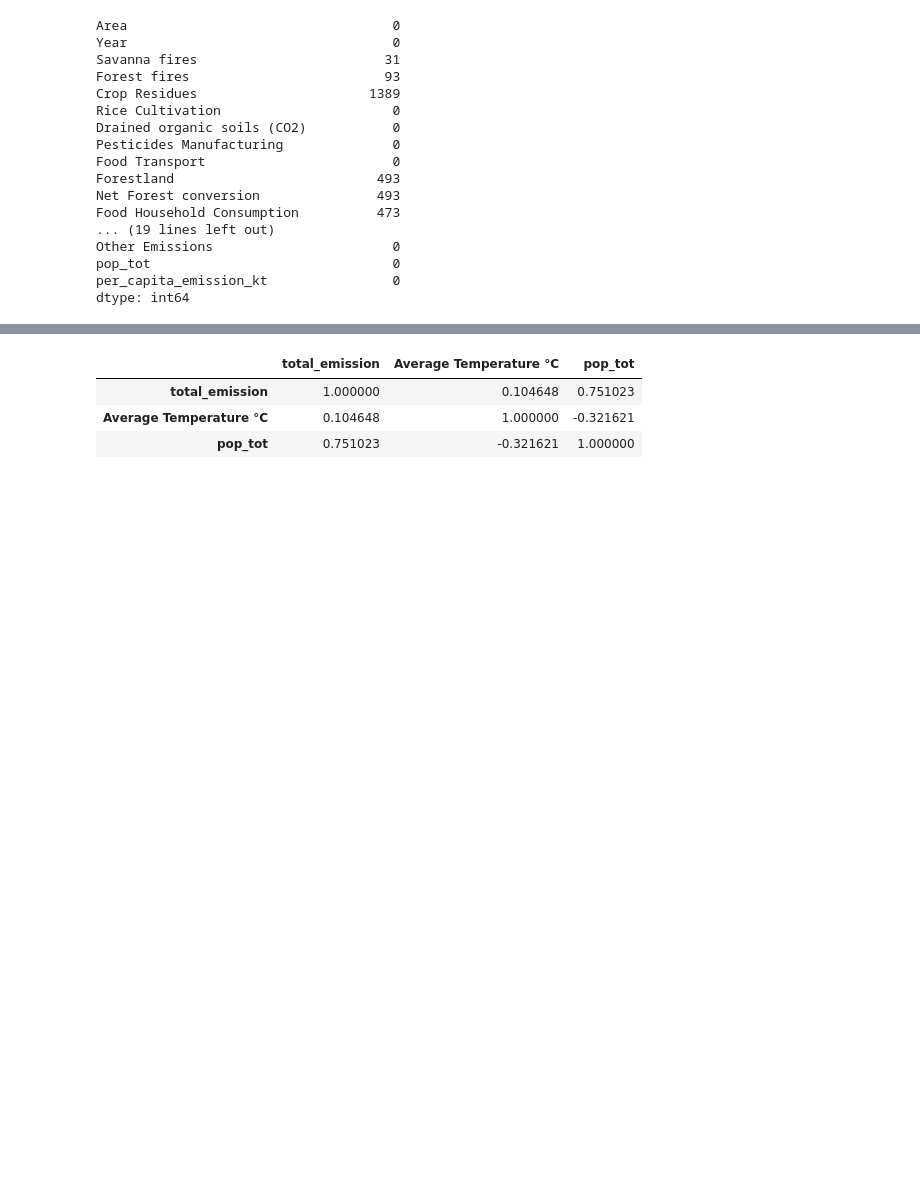
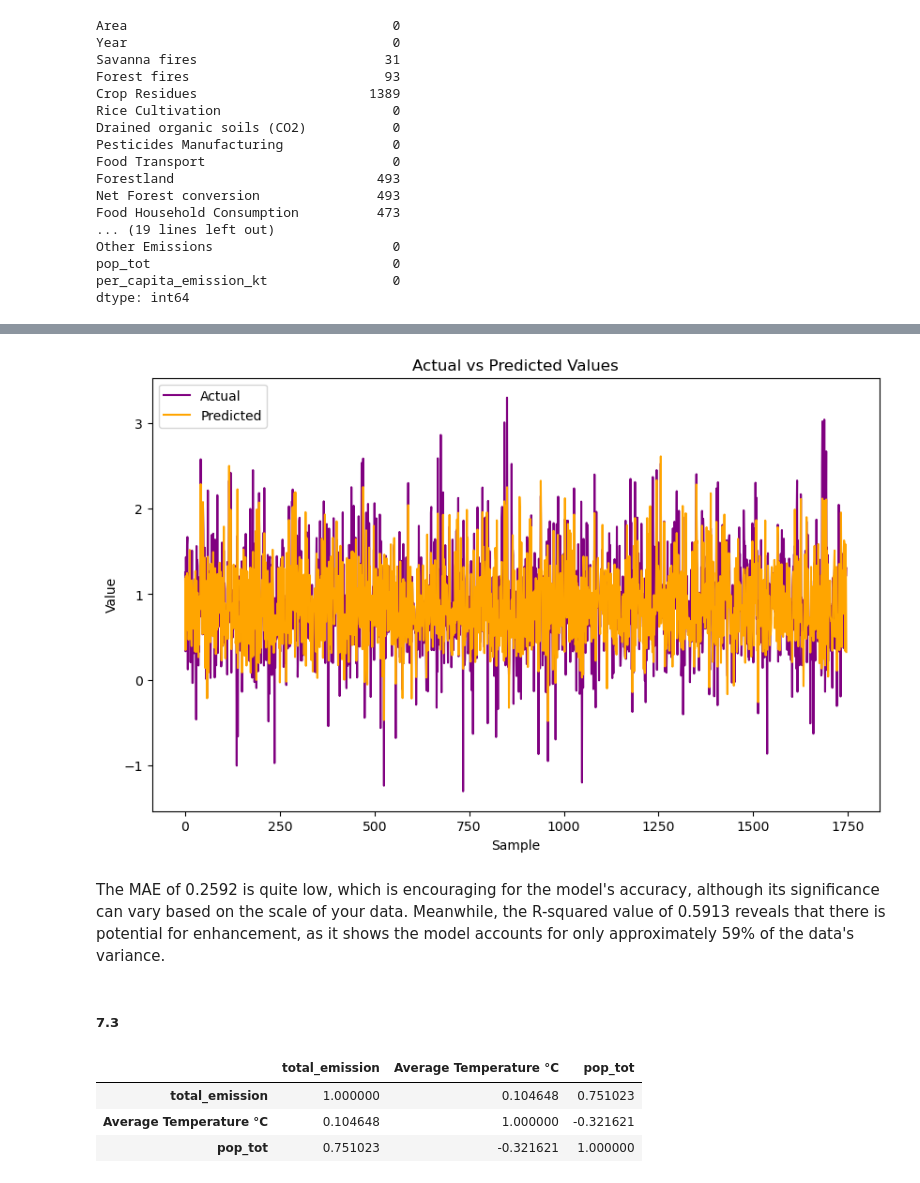
Before and after one commit to Mikateko0926/2401PTDS_Regression_Project, a Jupyter notebook: Regression Project CO2 emissions.ipynb, the cells around one changed output, grey strips where cells are left out. Saved outputs shown, nothing was run; the diff lists cells and outputs as text; code cells hidden in the pictures; blank space fills up the shorter version.

Commit message:
Modelling

```diff
--- a/Regression Project CO2 emissions.ipynb
+++ b/Regression Project CO2 emissions.ipynb
@@ -592,0 +629,3 @@ plt.show()  # Show the plot
+# %%
+comparison_df['Difference'] = comparison_df['Actual'] - comparison_df['Predicted']
+print(comparison_df)
@@ -592,0 +650,16 @@ plt.show()  # Show the plot
+# %%
+# Plotting the actual vs predicted values
+plt.figure(figsize=(10, 6))
+plt.plot(comparison_df['Actual'].values, label='Actual', color='purple')
+plt.plot(comparison_df['Predicted'].values, label='Predicted', color='orange')
+plt.legend()
+plt.title('Actual vs Predicted Values')
+plt.xlabel('Sample')
+plt.ylabel('Value')
+plt.show()
+# %% [output]
+[figure, added]
+# %% [markdown]
+The MAE of 0.2592 is quite low, which is encouraging for the model's accuracy, although its significance can vary based on the scale of your data. Meanwhile, the R-squared value of 0.5913 reveals that there is potential for enhancement, as it shows the model accounts for only approximately 59% of the data's variance.
+# %% [markdown]
+##### 7.3
```
Also changed, not shown: parts of 17 cells of this notebook.
